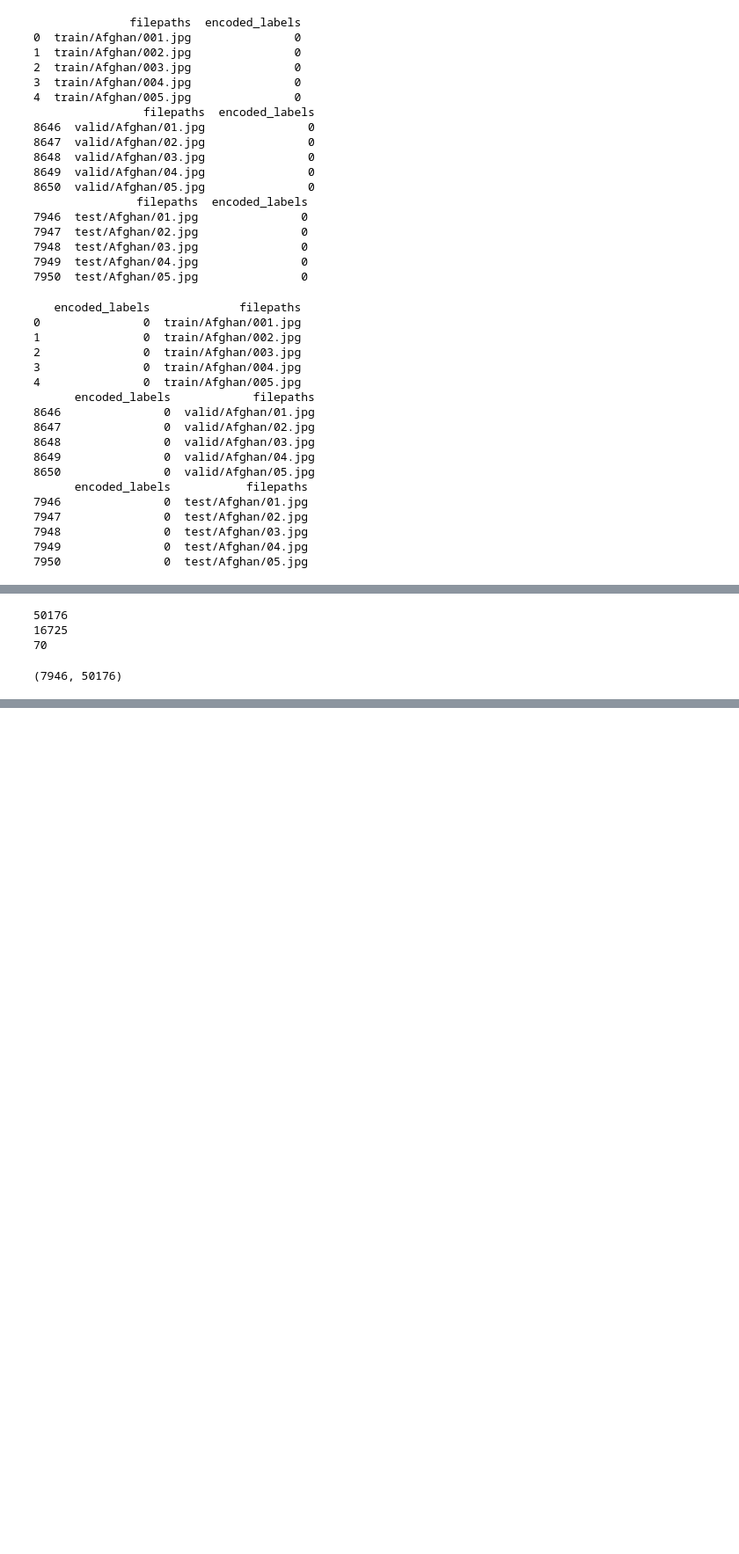
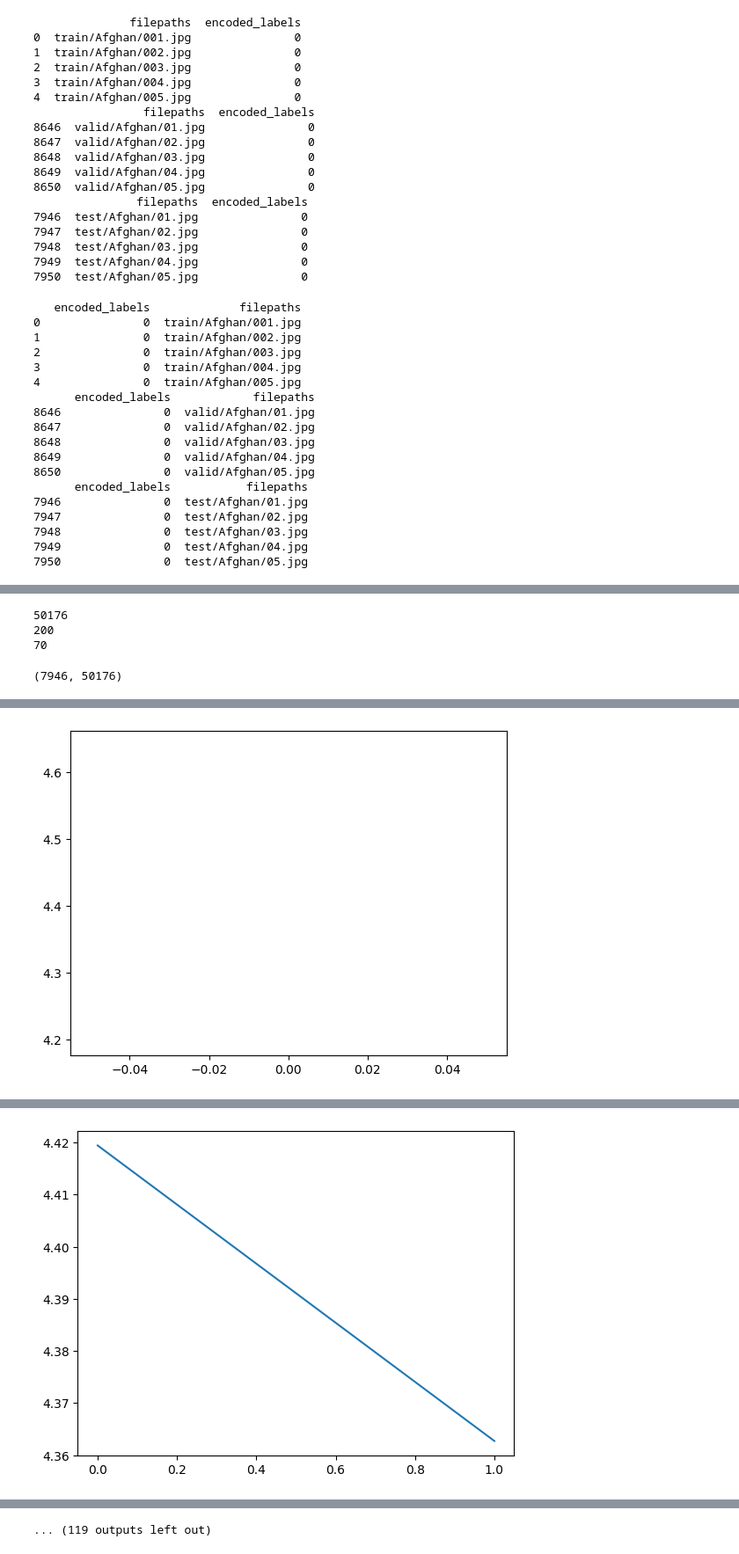
Before and after one commit to nicksadri/dog-breed-classifier, a Jupyter notebook: nn.ipynb, the cells around one changed output, grey strips where cells are left out. Shown at 88% size. Cells and saved outputs as stored; diff of their text form; code cells hidden in the pictures; blank space fills up the shorter version.

```diff
--- a/nn.ipynb
+++ b/nn.ipynb
@@ -151,14 +180,14 @@ X_train = X_train / 255
 # %%
 n, m = X_train.shape
 output_size = len(set(encoded_train_labels))
-hidden_size = m // 3
+hidden_size = 200
 print(m)
 print(hidden_size)
 print(output_size)
 X_train.shape
 # %% [output]
 50176
-16725
+200
 70
 (7946, 50176)
 # %%
@@ -192,24 +220,25 @@ def forward_prop(W1, b1, W2, b2, X):
     Z2 = np.dot(A1, W2) + b2
     A2 = softmax(Z2)
     return Z1, A1, Z2, A2
+# %%
+def one_hot(Y):
+    one_hot_Y = np.zeros((Y.size, output_size))
+    one_hot_Y[np.arange(Y.size), Y] = 1
+    return one_hot_Y
 # %%
 # Define backward propagation
 def backward_prop(Z1, A1, Z2, A2, W2, X, Y):
     batch_size = len(X)
-    dLZ2 = A2.copy()
-    dLZ2[range(batch_size), Y] -= 1
-    dLZ2 /= batch_size
+    one_hot_Y = one_hot(Y)
 
-    dLW2 = np.dot(A1.T, dLZ2)
-    dB2 = np.sum(dLZ2, axis=0)
+    dZ2 = A2 - one_hot_Y
+    dW2 = np.dot(A1.T, dZ2) / batch_size
+    db2 = np.sum(dZ2, axis=0) / batch_size
+    dZ1 = np.dot(dZ2, W2.T) * sigmoid_derivative(Z1)
+    dW1 = np.dot(X.T, dZ1) / batch_size
+    db1 = np.sum(dZ1, axis=0) / batch_size
 
-    dLA1 = np.dot(dLZ2, W2.T)
-    dLZ1 = dLA1 * sigmoid_derivative(Z1)
-
-    dLW1 = np.dot(X.T, dLZ1)
-    dB1 = np.sum(dLZ1, axis=0)
-
-    return dLW1, dB1, dLW2, dB2
+    return dW1, db1, dW2, db2
 # %%
 def compute_accuracy(X_pred, Y):
     preds = np.argmax(X_pred, axis=1)
@@ -224,7 +253,7 @@ def compute_cross_entropy_loss(X_pred, Y):
 # %%
 def train(X, Y, learning_rate=0.01, batch_size=32, epochs=5):
     W1, b1, W2, b2 = init_params()
-
+    loss_data = []
     for epoch in range(epochs):
         for batch_start in tqdm(range(0, len(X), batch_size)):
             X_batch = X[batch_start:(batch_start+batch_size), :]
@@ -233,20 +262,24 @@ def train(X, Y, learning_rate=0.01, batch_size=32, epochs=5):
             Z1, A1, Z2, A2 = forward_prop(W1, b1, W2, b2, X_batch)
             loss = compute_cross_entropy_loss(A2, Y_batch)
             accuracy = compute_accuracy(A2, Y_batch)
-            dLW1, dB1, dLW2, dB2 = backward_prop(Z1, A1, Z2, A2, W2, X_batch, Y_batch)
+            dW1, db1, dW2, db2 = backward_prop(Z1, A1, Z2, A2, W2, X_batch, Y_batch)
 
             # Update weights and biases
-            W1 -= learning_rate * dLW1
-            b1 -= learning_rate * dB1
-            W2 -= learning_rate * dLW2
-            b2 -= learning_rate * dB2
+            W1 -= learning_rate * dW1
+            b1 -= learning_rate * db1
+            W2 -= learning_rate * dW2
+            b2 -= learning_rate * db2
 
-            if (batch_start // batch_size) % 10 == 0:
+            loss_data.append(loss)
+
+            if (batch_start // batch_size) % 1 == 0:
                 print(f"Batch {batch_start // batch_size}: Loss = {loss:.4f}, Accuracy = {accuracy:.4f}")
+                plt.plot(loss_data)
+                plt.show()
 
         print(f"Epoch {epoch} completed.")
 
     return W1, b1, W2, b2
 # %%
-W1, b1, W2, b2 = train(X_train, Y_train, 0.001, 4, 1)
+W1, b1, W2, b2 = train(X_train, Y_train, 0.01, 1024, 10)
 # %% [output]
@@ -253,0 +287 @@ Batch 0: Loss = 4.3264, Accuracy = 0.0000
+[figure, added]
@@ -254,0 +289 @@ Batch 10: Loss = 6.6180, Accuracy = 0.0000
+[figure, added]
@@ -255,0 +298 @@ KeyboardInterrupt:
+... (119 outputs left out)
```
Also changed, not shown: parts of 8 cells of this notebook.
